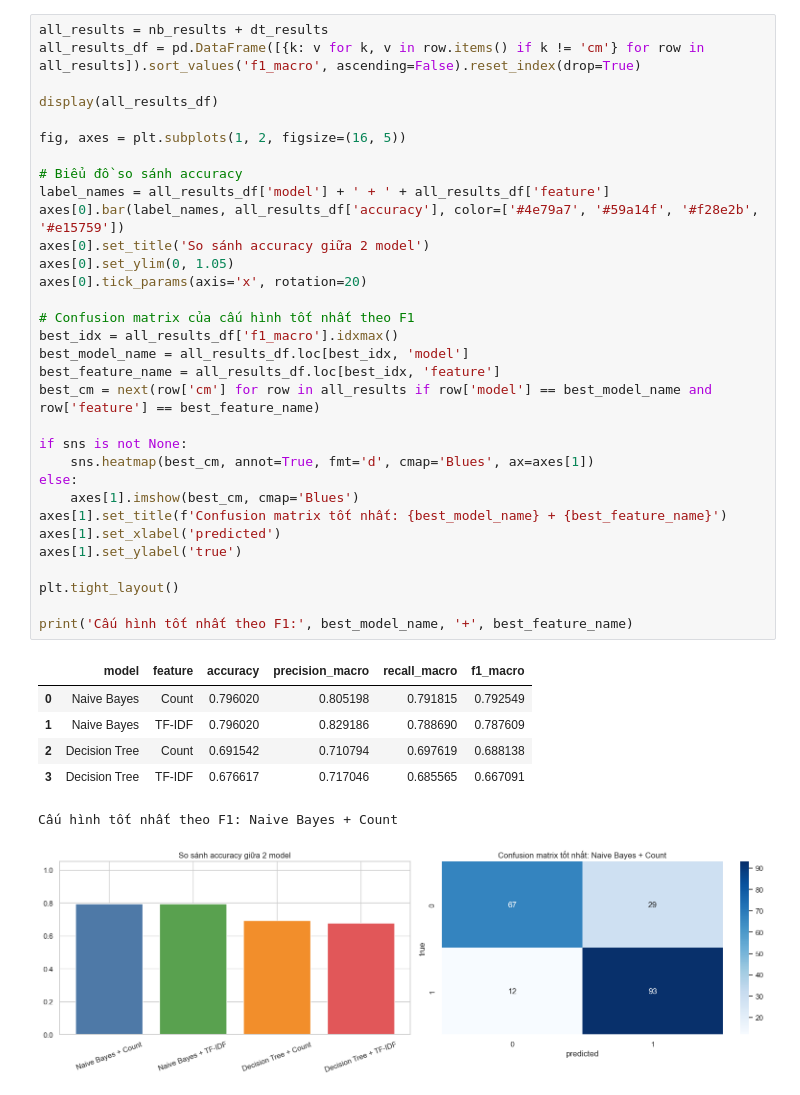
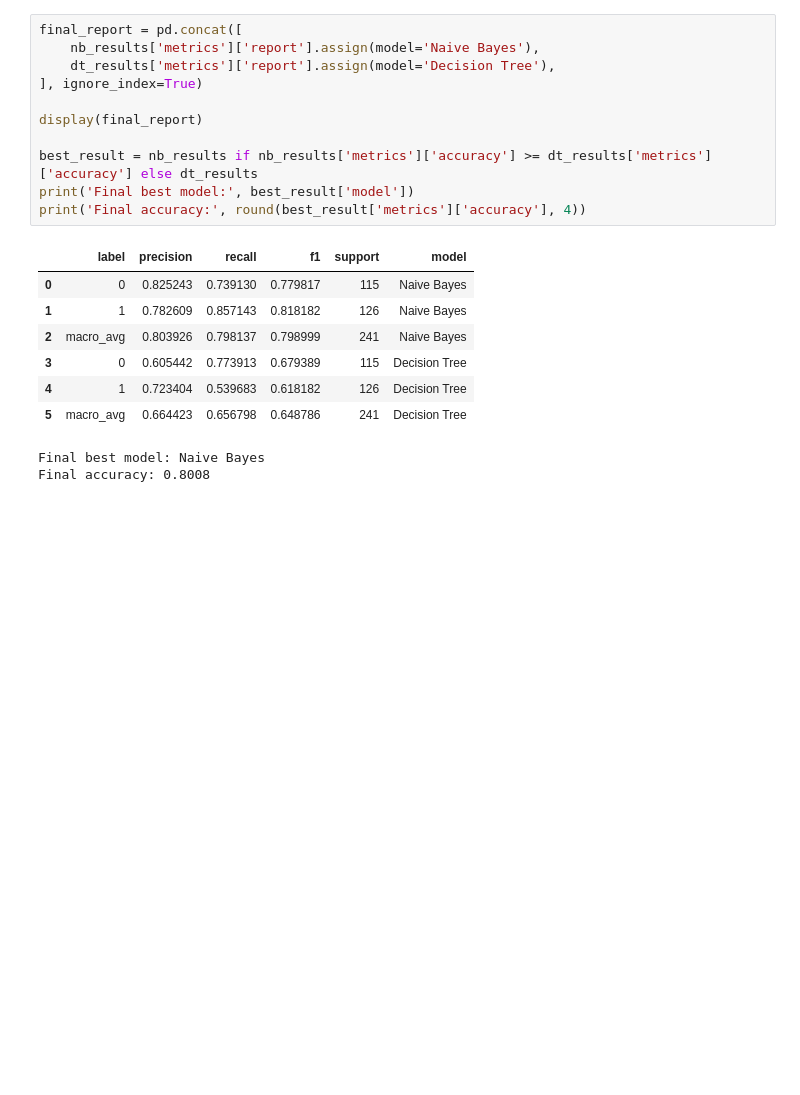
Before and after one commit to Dyu20705/Classical-NLP-From-Scratch-Research-Framework, a Jupyter notebook: notebook/exploration.ipynb, the cells around one changed output. Drawn from its saved outputs; the diff is of its cells as text; blank space fills up the shorter version.

```diff
--- a/notebook/exploration.ipynb
+++ b/notebook/exploration.ipynb
@@ -454,40 +365,21 @@ dt_results_df
 # %%
-all_results = nb_results + dt_results
-all_results_df = pd.DataFrame([{k: v for k, v in row.items() if k != 'cm'} for row in all_results]).sort_values('f1_macro', ascending=False).reset_index(drop=True)
+final_report = pd.concat([
+    nb_results['metrics']['report'].assign(model='Naive Bayes'),
+    dt_results['metrics']['report'].assign(model='Decision Tree'),
+], ignore_index=True)
 
-display(all_results_df)
+display(final_report)
 
-fig, axes = plt.subplots(1, 2, figsize=(16, 5))
-
-# Biểu đồ so sánh accuracy
-label_names = all_results_df['model'] + ' + ' + all_results_df['feature']
-axes[0].bar(label_names, all_results_df['accuracy'], color=['#4e79a7', '#59a14f', '#f28e2b', '#e15759'])
-axes[0].set_title('So sánh accuracy giữa 2 model')
-axes[0].set_ylim(0, 1.05)
-axes[0].tick_params(axis='x', rotation=20)
-
-# Confusion matrix của cấu hình tốt nhất theo F1
-best_idx = all_results_df['f1_macro'].idxmax()
-best_model_name = all_results_df.loc[best_idx, 'model']
-best_feature_name = all_results_df.loc[best_idx, 'feature']
-best_cm = next(row['cm'] for row in all_results if row['model'] == best_model_name and row['feature'] == best_feature_name)
-
-if sns is not None:
-    sns.heatmap(best_cm, annot=True, fmt='d', cmap='Blues', ax=axes[1])
-else:
-    axes[1].imshow(best_cm, cmap='Blues')
-axes[1].set_title(f'Confusion matrix tốt nhất: {best_model_name} + {best_feature_name}')
-axes[1].set_xlabel('predicted')
-axes[1].set_ylabel('true')
-
-plt.tight_layout()
-
-print('Cấu hình tốt nhất theo F1:', best_model_name, '+', best_feature_name)
+best_result = nb_results if nb_results['metrics']['accuracy'] >= dt_results['metrics']['accuracy'] else dt_results
+print('Final best model:', best_result['model'])
+print('Final accuracy:', round(best_result['metrics']['accuracy'], 4))
 # %% [output]
-|  | model | feature | accuracy | precision_macro | recall_macro | f1_macro |
-| 0 | Naive Bayes | Count | 0.796020 | 0.805198 | 0.791815 | 0.792549 |
-| 1 | Naive Bayes | TF-IDF | 0.796020 | 0.829186 | 0.788690 | 0.787609 |
-| 2 | Decision Tree | Count | 0.691542 | 0.710794 | 0.697619 | 0.688138 |
-| 3 | Decision Tree | TF-IDF | 0.676617 | 0.717046 | 0.685565 | 0.667091 |
+|  | label | precision | recall | f1 | support | model |
+| 0 | 0 | 0.825243 | 0.739130 | 0.779817 | 115 | Naive Bayes |
+| 1 | 1 | 0.782609 | 0.857143 | 0.818182 | 126 | Naive Bayes |
+| 2 | macro_avg | 0.803926 | 0.798137 | 0.798999 | 241 | Naive Bayes |
+| 3 | 0 | 0.605442 | 0.773913 | 0.679389 | 115 | Decision Tree |
+| 4 | 1 | 0.723404 | 0.539683 | 0.618182 | 126 | Decision Tree |
+| 5 | macro_avg | 0.664423 | 0.656798 | 0.648786 | 241 | Decision Tree |
-Cấu hình tốt nhất theo F1: Naive Bayes + Count
+Final best model: Naive Bayes
+Final accuracy: 0.8008
-[figure, removed]
```
Also changed, not shown: parts of 19 cells of this notebook, 46 other files.
